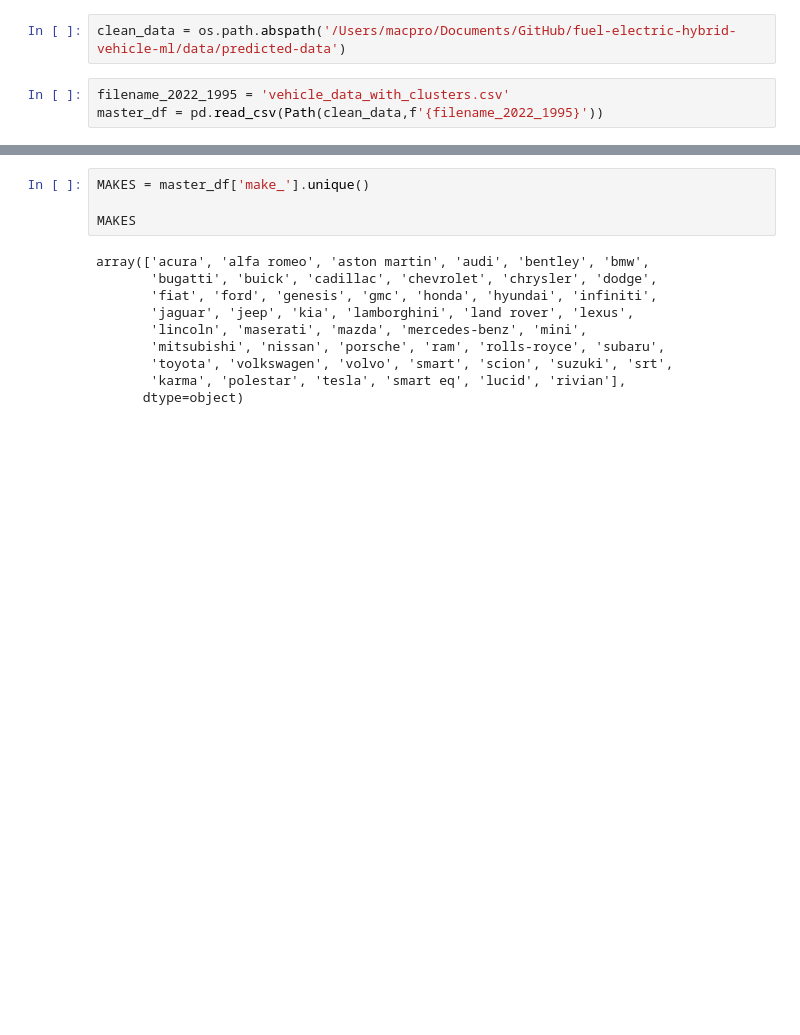
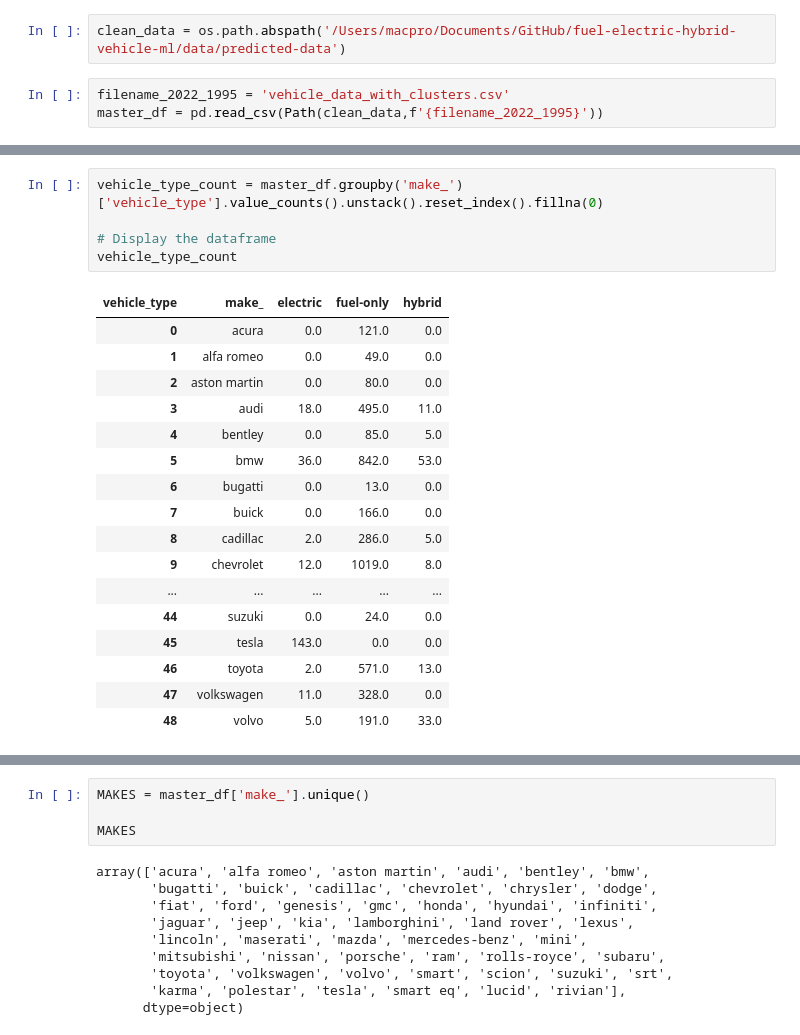
Before and after one commit to lfunderburk/fuel-electric-hybrid-vehicle-ml, a Jupyter notebook: src/visualization/dash-app-vis.ipynb, the cells around one changed output, grey strips where cells are left out. Drawn from its saved outputs; the diff is of its cells as text; blank space fills up the shorter version.

```diff
--- a/src/visualization/dash-app-vis.ipynb
+++ b/src/visualization/dash-app-vis.ipynb
@@ -31,0 +42,23 @@ master_df
+# %%
+vehicle_type_count = master_df.groupby('make_')['vehicle_type'].value_counts().unstack().reset_index().fillna(0)
+
+# Display the dataframe
+vehicle_type_count
+# %% [output]
+| vehicle_type | make_ | electric | fuel-only | hybrid |
+| 0 | acura | 0.0 | 121.0 | 0.0 |
+| 1 | alfa romeo | 0.0 | 49.0 | 0.0 |
+| 2 | aston martin | 0.0 | 80.0 | 0.0 |
+| 3 | audi | 18.0 | 495.0 | 11.0 |
+| 4 | bentley | 0.0 | 85.0 | 5.0 |
+| 5 | bmw | 36.0 | 842.0 | 53.0 |
+| 6 | bugatti | 0.0 | 13.0 | 0.0 |
+| 7 | buick | 0.0 | 166.0 | 0.0 |
+| 8 | cadillac | 2.0 | 286.0 | 5.0 |
+| 9 | chevrolet | 12.0 | 1019.0 | 8.0 |
+| ... | ... | ... | ... | ... |
+| 44 | suzuki | 0.0 | 24.0 | 0.0 |
+| 45 | tesla | 143.0 | 0.0 | 0.0 |
+| 46 | toyota | 2.0 | 571.0 | 13.0 |
+| 47 | volkswagen | 11.0 | 328.0 | 0.0 |
+| 48 | volvo | 5.0 | 191.0 | 33.0 |
```
Also changed, not shown: parts of 9 cells of this notebook, 1 other file.
